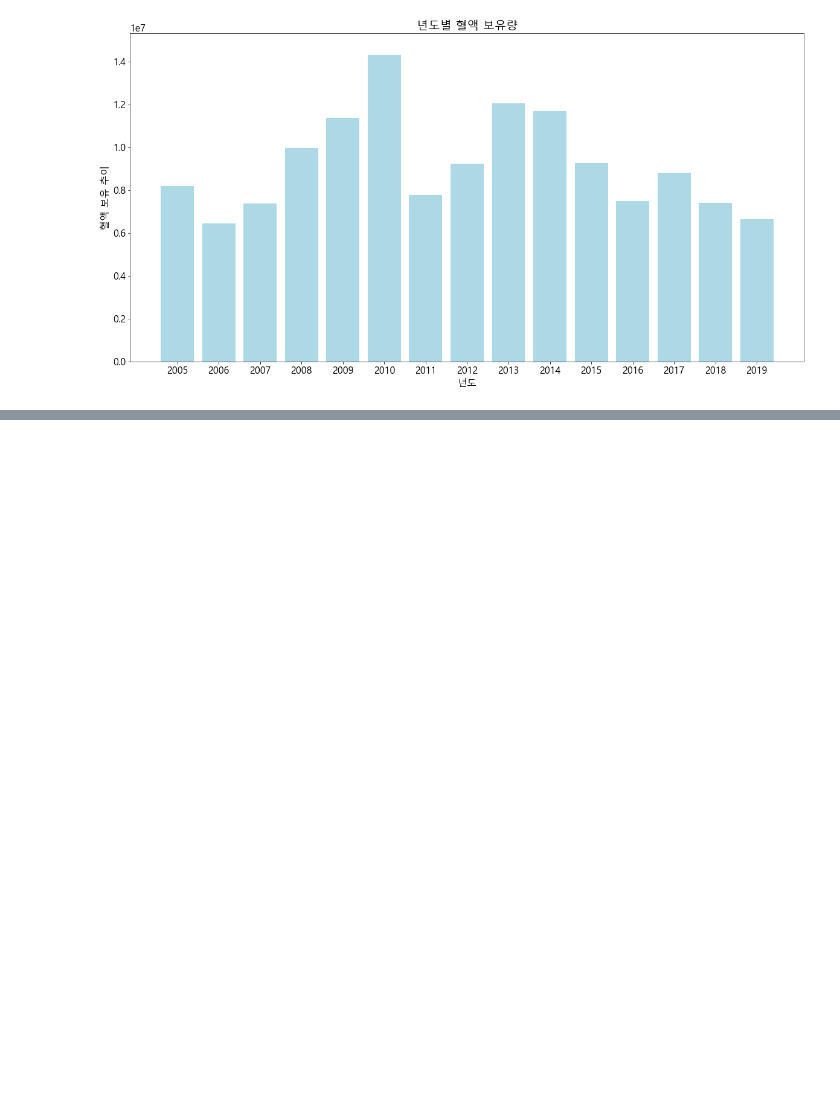
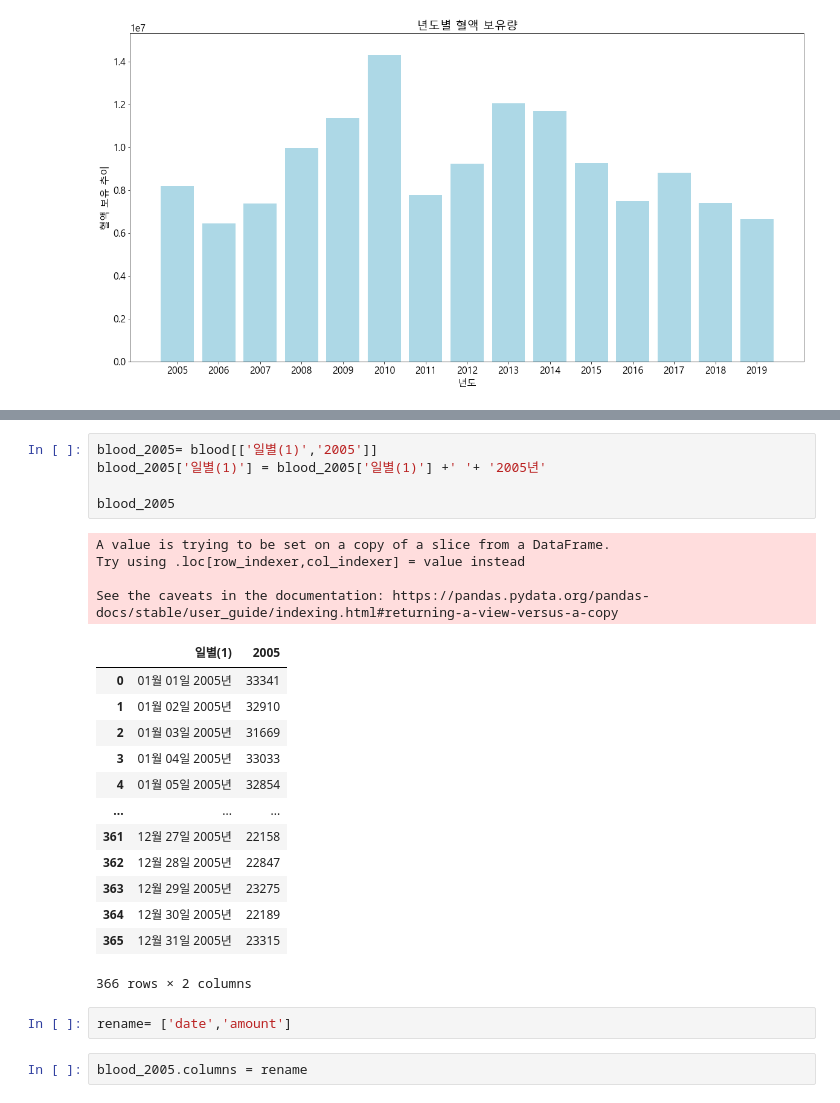
Before and after one commit to dch9610/BAB_Project, a Jupyter notebook: 수혈용 혈액 보유 추이.ipynb, the cells around one changed output, grey strips where cells are left out. Drawn from its saved outputs; the diff is of its cells as text; blank space fills up the shorter version.

```diff
--- a/수혈용 혈액 보유 추이.ipynb
+++ b/수혈용 혈액 보유 추이.ipynb
@@ -153,0 +170,27 @@ plt.show()
+# %%
+blood_2005= blood[['일별(1)','2005']]
+blood_2005['일별(1)'] = blood_2005['일별(1)'] +' '+ '2005년'
+
+blood_2005
+# %% [output]
+A value is trying to be set on a copy of a slice from a DataFrame.
+Try using .loc[row_indexer,col_indexer] = value instead
+
+See the caveats in the documentation: https://pandas.pydata.org/pandas-docs/stable/user_guide/indexing.html#returning-a-view-versus-a-copy
+|  | 일별(1) | 2005 |
+| 0 | 01월 01일 2005년 | 33341 |
+| 1 | 01월 02일 2005년 | 32910 |
+| 2 | 01월 03일 2005년 | 31669 |
+| 3 | 01월 04일 2005년 | 33033 |
+| 4 | 01월 05일 2005년 | 32854 |
+| ... | ... | ... |
+| 361 | 12월 27일 2005년 | 22158 |
+| 362 | 12월 28일 2005년 | 22847 |
+| 363 | 12월 29일 2005년 | 23275 |
+| 364 | 12월 30일 2005년 | 22189 |
+| 365 | 12월 31일 2005년 | 23315 |
+366 rows × 2 columns
+# %%
+rename= ['date','amount']
+# %%
+blood_2005.columns = rename
```
Also changed, not shown: parts of 1 cell of this notebook, 1 other file.
